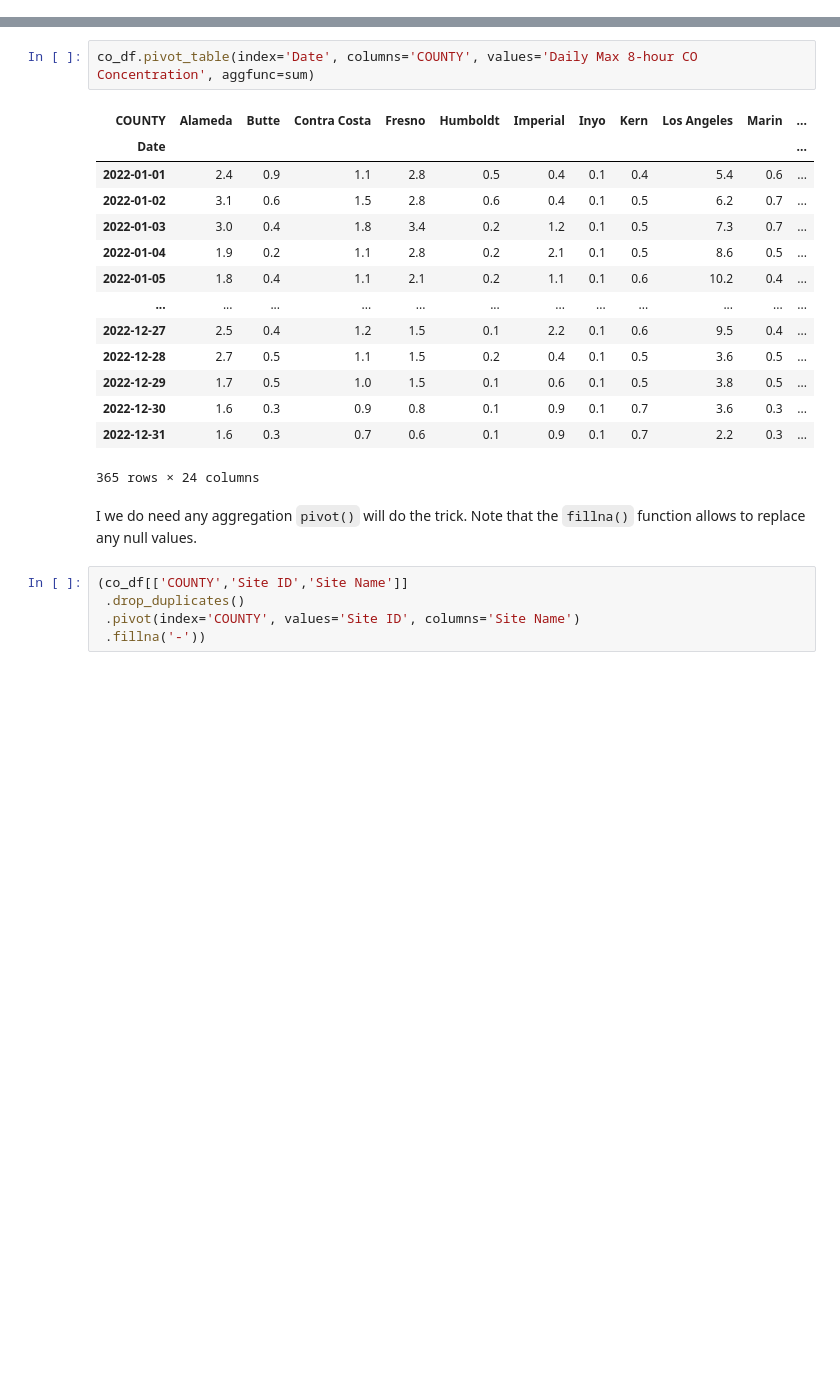
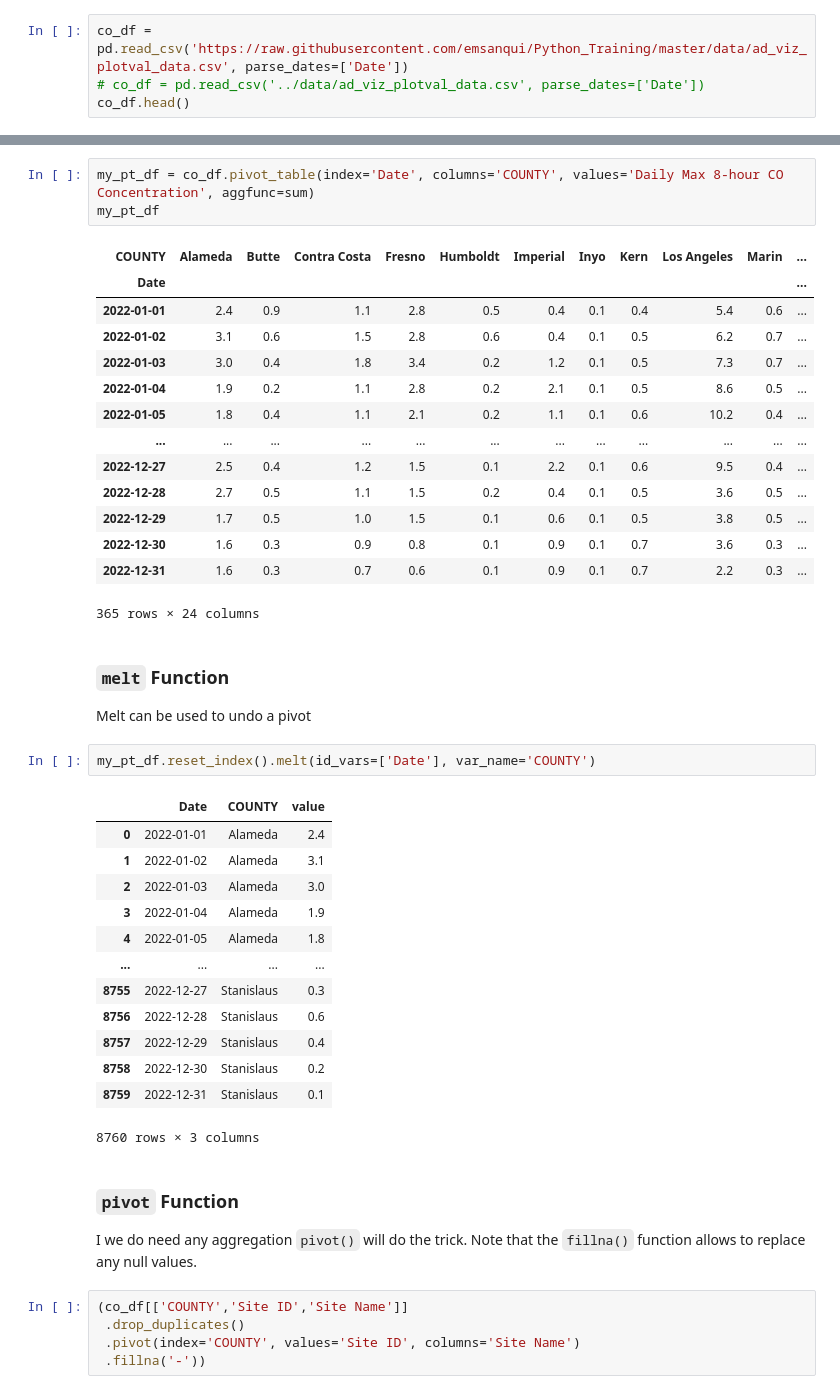
Before and after one commit to emsanqui/Python_Training, a Jupyter notebook: 2 Pandas/Pandas 101.ipynb, the cells around one changed output, grey strips where cells are left out. Cells and saved outputs as stored; diff of their text form; blank space fills up the shorter version.

```diff
--- a/2 Pandas/Pandas 101.ipynb
+++ b/2 Pandas/Pandas 101.ipynb
@@ -312,0 +317,4 @@ Below we calculate the total *CO Concentration* by *Date* by *County* using a pi
+# %%
+co_df = pd.read_csv('https://raw.githubusercontent.com/emsanqui/Python_Training/master/data/ad_viz_plotval_data.csv', parse_dates=['Date'])
+# co_df = pd.read_csv('../data/ad_viz_plotval_data.csv', parse_dates=['Date'])
+co_df.head()
@@ -313,5 +334,6 @@ Below we calculate the total *CO Concentration* by *Date* by *County* using a pi
 # %%
-co_df.pivot_table(index='Date', columns='COUNTY', values='Daily Max 8-hour CO Concentration', aggfunc=sum)
+my_pt_df = co_df.pivot_table(index='Date', columns='COUNTY', values='Daily Max 8-hour CO Concentration', aggfunc=sum)
+my_pt_df
 # %% [output]
 | COUNTY | Alameda | Butte | Contra Costa | Fresno | Humboldt | Imperial | Inyo | Kern | Los Angeles | Marin | ... |
 | Date |  |  |  |  |  |  |  |  |  |  | ... |
@@ -327,7 +349,29 @@ co_df.pivot_table(index='Date', columns='COUNTY', values='Daily Max 8-hour CO Co
 | 2022-12-30 | 1.6 | 0.3 | 0.9 | 0.8 | 0.1 | 0.9 | 0.1 | 0.7 | 3.6 | 0.3 | ... |
 | 2022-12-31 | 1.6 | 0.3 | 0.7 | 0.6 | 0.1 | 0.9 | 0.1 | 0.7 | 2.2 | 0.3 | ... |
 365 rows × 24 columns
+# %% [markdown]
+### `melt` Function
+
+Melt can be used to undo a pivot
+# %%
+my_pt_df.reset_index().melt(id_vars=['Date'], var_name='COUNTY')
+# %% [output]
+|  | Date | COUNTY | value |
+| 0 | 2022-01-01 | Alameda | 2.4 |
+| 1 | 2022-01-02 | Alameda | 3.1 |
+| 2 | 2022-01-03 | Alameda | 3.0 |
+| 3 | 2022-01-04 | Alameda | 1.9 |
+| 4 | 2022-01-05 | Alameda | 1.8 |
+| ... | ... | ... | ... |
+| 8755 | 2022-12-27 | Stanislaus | 0.3 |
+| 8756 | 2022-12-28 | Stanislaus | 0.6 |
+| 8757 | 2022-12-29 | Stanislaus | 0.4 |
+| 8758 | 2022-12-30 | Stanislaus | 0.2 |
+| 8759 | 2022-12-31 | Stanislaus | 0.1 |
+8760 rows × 3 columns
 # %% [markdown]
+### `pivot` Function
+
 I we do need any aggregation `pivot()` will do the trick.  Note that the `fillna()` function allows to replace any null values.
 # %%
 (co_df[['COUNTY','Site ID','Site Name']]
```
Also changed, not shown: parts of 27 cells of this notebook, 1 other file.
